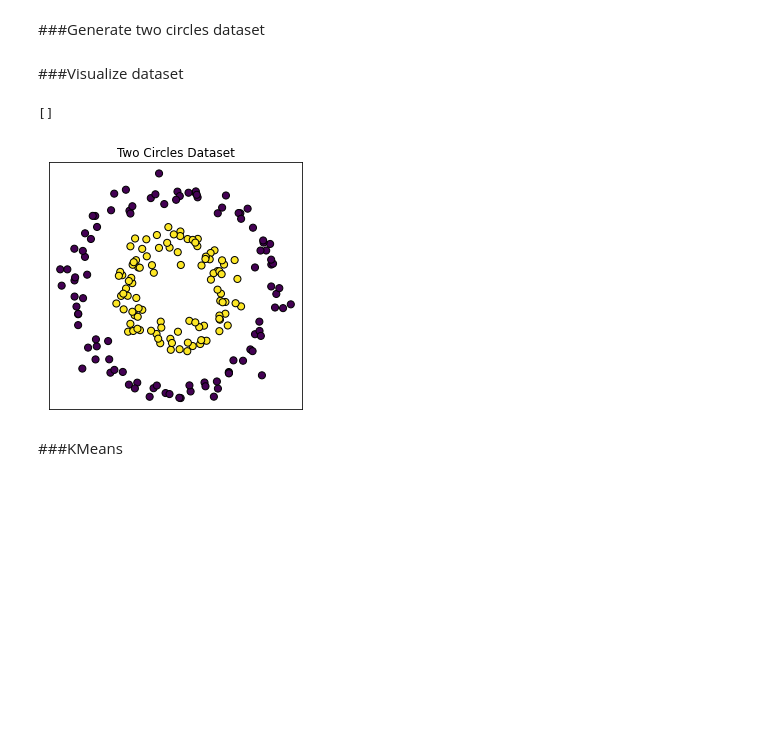
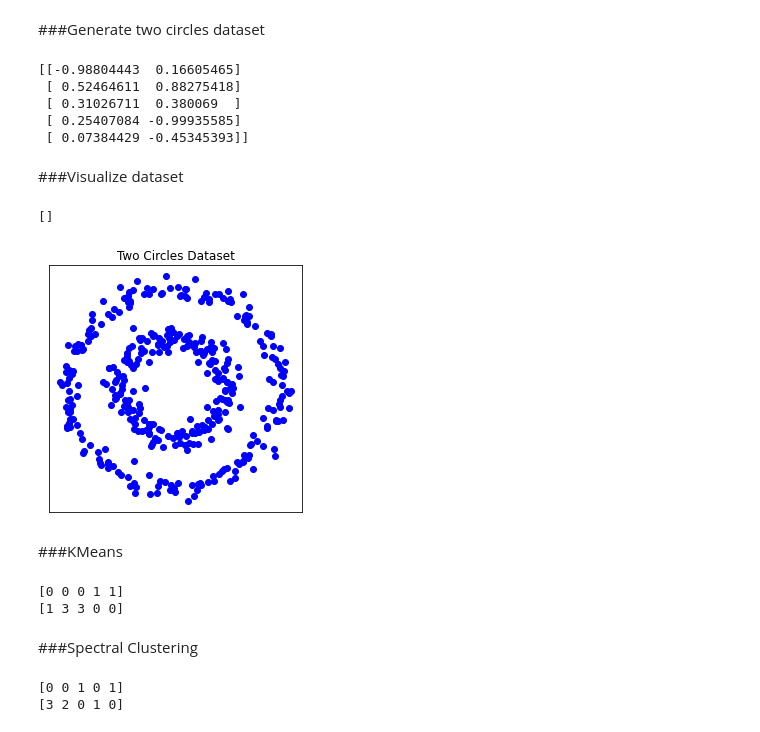
Before and after one commit to calebdawson/IntroAI-4633-Assignment-1, a Jupyter notebook: kmeans_spectral.ipynb, the cells around one changed output. Cells and saved outputs as stored; diff of their text form; code cells hidden in the pictures; blank space fills up the shorter version.

```diff
--- a/kmeans_spectral.ipynb
+++ b/kmeans_spectral.ipynb
@@ -7,22 +7,28 @@
 # %%
 from sklearn.datasets import make_circles
 
-X, y = make_circles(n_samples=200, shuffle=True, noise=0.08, random_state=2, factor=0.5)
-X
+X, y = make_circles(n_samples=400, shuffle=True, noise=0.07, random_state=2, factor=0.5)
+print(X[0:5])
+# %% [output]
+[[-0.98804443  0.16605465]
+ [ 0.52464611  0.88275418]
+ [ 0.31026711  0.380069  ]
+ [ 0.25407084 -0.99935585]
+ [ 0.07384429 -0.45345393]]
 # %% [markdown]
 ###Visualize dataset
 # %%
 import matplotlib.pyplot as plt
 
 fig = plt.figure(figsize=(10, 10))
 
 ax = plt.subplot(221)
-ax.scatter(X[:, 0], X[:, 1], c=y, s=50, edgecolor='k')
+ax.plot(X[:, 0], X[:, 1], 'bo')
 ax.set_title("Two Circles Dataset")
 ax.set_xticks(())
 ax.set_yticks(())
 # %% [output]
 []
-[figure, old version]
+[figure, new version]
 # %% [markdown]
 ###KMeans
@@ -33,0 +35,24 @@ kmeans.
+# %%
+from sklearn.cluster import KMeans
+
+kmeans1 = KMeans(n_clusters=2, random_state=1).fit(X)
+print(kmeans1.labels_[0:5])
+
+kmeans2 = KMeans(n_clusters=4, random_state=2).fit(X)
+print(kmeans2.labels_[0:5])
+# %% [output]
+[0 0 0 1 1]
+[1 3 3 0 0]
+# %% [markdown]
+###Spectral Clustering
+# %%
+from sklearn.cluster import SpectralClustering
+
+clustering1 = SpectralClustering(n_clusters=2, random_state=1, affinity="nearest_neighbors").fit(X)
+print(clustering1.labels_[0:5])
+
+clustering2 = SpectralClustering(n_clusters=4, random_state=2, affinity="nearest_neighbors").fit(X)
+print(clustering2.labels_[0:5])
+# %% [output]
+[0 0 1 0 1]
+[3 2 0 1 0]
```
Also changed, not shown: parts of 3 cells of this notebook.
